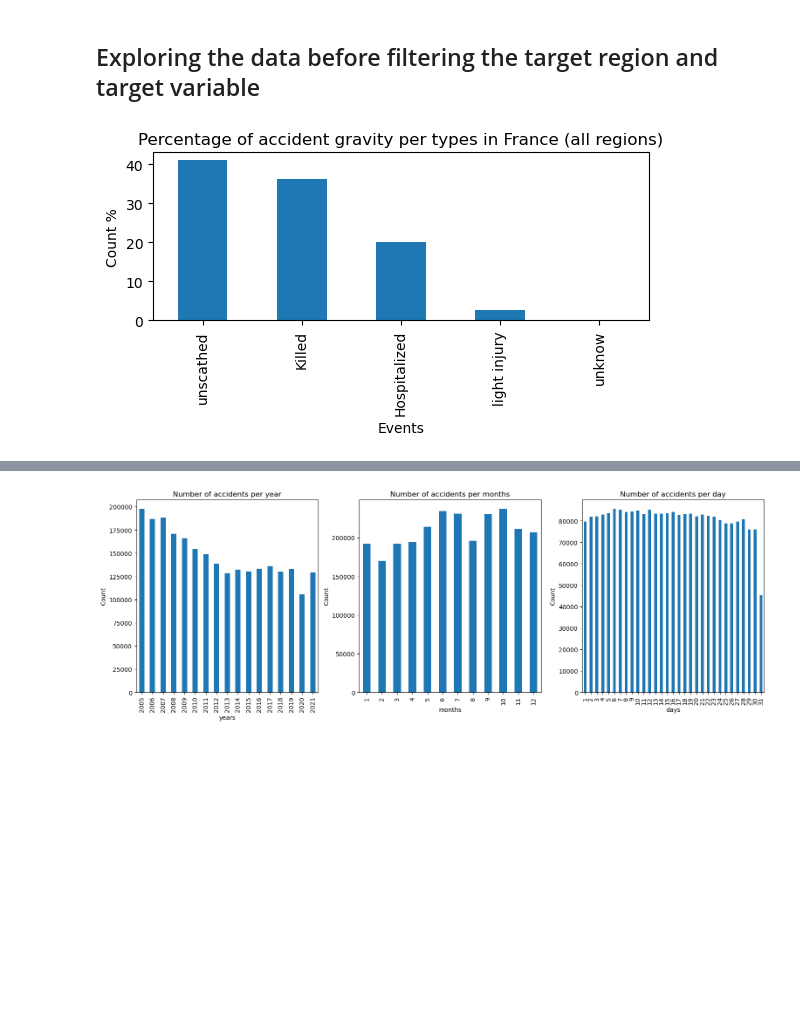
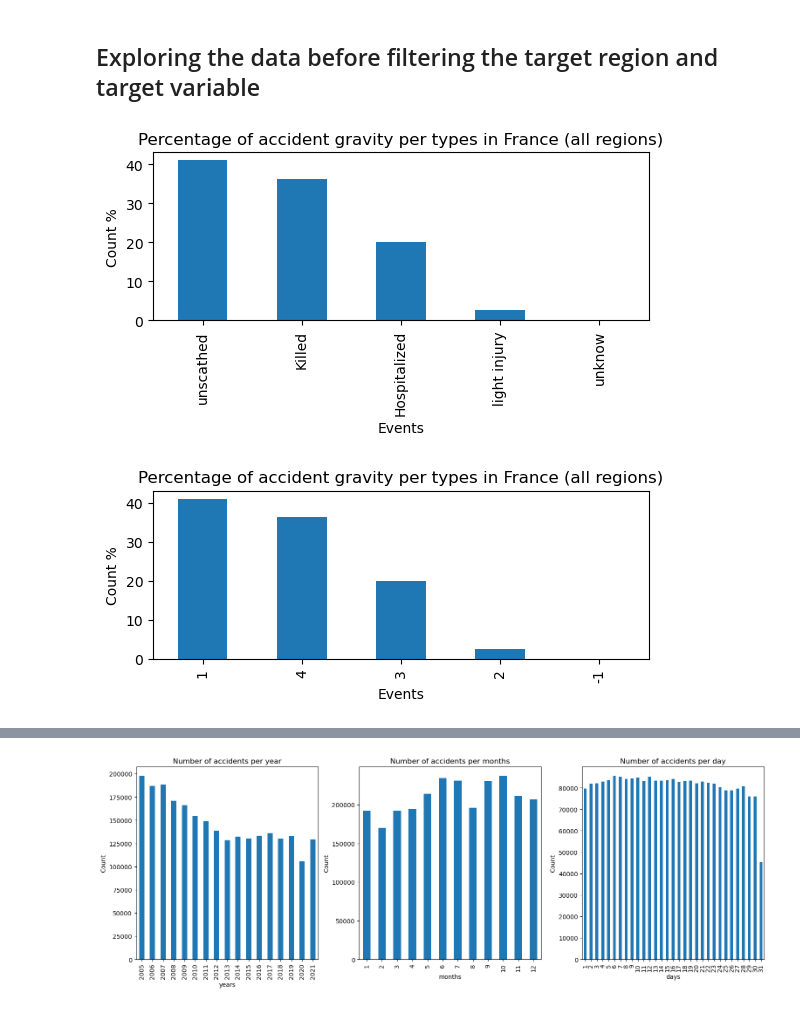
Before and after one commit to tiagoru/Road_accidents_france, a Jupyter notebook: Final_Notebook_2_data_cleaning_imputation_encoding.ipynb, the cells around one changed output, grey strips where cells are left out. Cells and saved outputs as stored; diff of their text form; code cells hidden in the pictures; blank space fills up the shorter version.

```diff
--- a/Final_Notebook_2_data_cleaning_imputation_encoding.ipynb
+++ b/Final_Notebook_2_data_cleaning_imputation_encoding.ipynb
@@ -250,16 +251,32 @@ Name: hrmn, Length: 2509596, dtype: object
 # %%
 # exploring the types of accidents in France all regions
 event_counts = df['grav'].value_counts()
 event_percentages = (event_counts / event_counts.sum()) * 100
 plt.subplot(2,1,1)
 event_percentages.plot.bar()
 labels = ['unscathed','Killed','Hospitalized','light injury','unknow']
 # Add labels and title to the plot
 plt.xticks(range(len(event_percentages)), labels)
 plt.xlabel('Events')
 plt.ylabel('Count %')
 plt.title('Percentage of accident gravity per types in France (all regions)')
 # Display the plot
 plt.show()
+
+
+# exploring the types of accidents in France all regions
+event_counts = df['grav'].value_counts()
+event_percentages = (event_counts / event_counts.sum()) * 100
+plt.subplot(2,1,1)
+event_percentages.plot.bar()
+#labels = ['unscathed','Killed','Hospitalized','light injury','unknow']
+# Add labels and title to the plot
+plt.xticks(range(len(event_percentages)))#, labels)
+plt.xlabel('Events')
+plt.ylabel('Count %')
+plt.title('Percentage of accident gravity per types in France (all regions)')
+# Display the plot
+plt.show()
 # %% [output]
 [figure]
+[figure, added]
```
Also changed, not shown: parts of 9 cells of this notebook, 2 other files.
